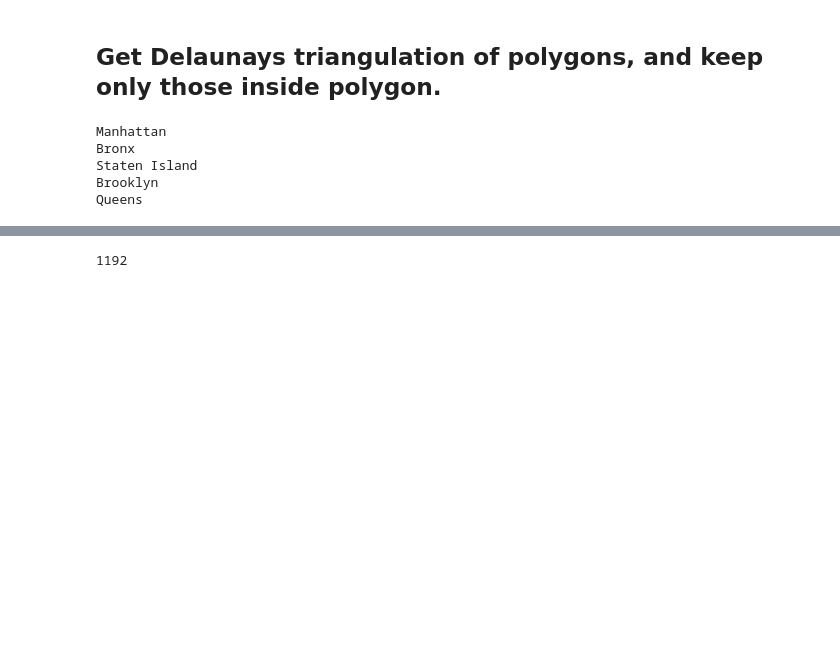
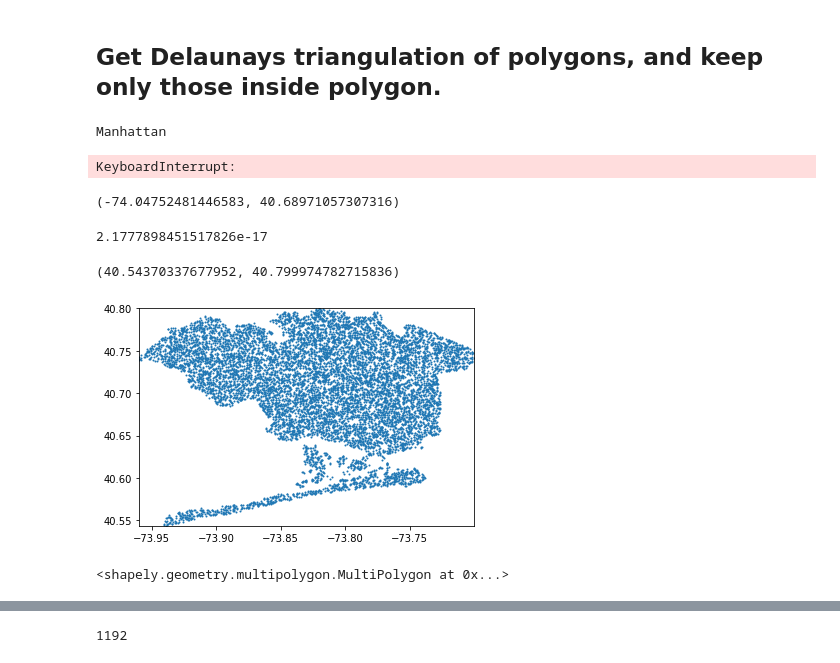
Before and after one commit to pmandiola/nycpulsewall, a Jupyter notebook: Testing Tweepy.ipynb, the cells around one changed output, grey strips where cells are left out. Saved outputs shown, nothing was run; the diff lists cells and outputs as text; code cells hidden in the pictures; blank space fills up the shorter version.

Commit message:
fix randomization

```diff
--- a/Testing Tweepy.ipynb
+++ b/Testing Tweepy.ipynb
@@ -250,22 +251,45 @@ for d in data['features']:
     areas = []
     transforms = []
     for t in triangulate(d['geometry']):
-        if t.within(d['geometry']):
+        if d['geometry'].contains(t):
             areas.append(t.area)
             (x0, y0), (x1, y1), (x2, y2), _ = t.exterior.coords
-            transforms.append([x1 - x0, x2 - x0, y2 - y0, y1 - y0, x0, y0])
+            transforms.append([x1 - x0, x2 - x0, y1 - y0, y2 - y0, x0, y0])
     d['areas'] = areas
     d['transforms'] = transforms
     print(d['properties']['boro_name'])
 # %% [output]
 Manhattan
-Bronx
-Staten Island
-Brooklyn
-Queens
+KeyboardInterrupt:
 # %%
 for d in data['features']:
     d['geometry'] = mapping(d['geometry'])
 # %%
 with open('nyc-borough-processed.geojson', 'w') as outfile:
     json.dump(data, outfile)
+# %%
+with open('nyc-borough-processed.geojson') as json_file:
+    data = json.load(json_file)
+# %%
+point = random_point_in_polygon(data['features'][0]['transforms'][:1], data['features'][0]['areas'][:1])
+point.coords[0]
+# %% [output]
+(-74.04752481446583, 40.68971057307316)
+# %%
+points = [random_point_in_polygon(data['features'][4]['transforms'], data['features'][4]['areas']).coords[0] for _ in range(0,10000)]
+# %%
+x,y = zip(*points)
+# %%
+min(data['features'][4]['areas'])
+# %% [output]
+2.1777898451517826e-17
+# %%
+import matplotlib.pyplot as plt
+%matplotlib inline
+
+plt.scatter(x,y, s=1)
+plt.xlim(min(x),max(x))
+plt.ylim(min(y),max(y))
+# %% [output]
+(40.54370337677952, 40.799974782715836)
+[figure, added]
@@ -271,0 +298,4 @@ with open('nyc-borough-processed.geojson', 'w') as outfile:
+# %%
+boro
+# %% [output]
+<shapely.geometry.multipolygon.MultiPolygon at 0x...>
```
Also changed, not shown: parts of 3 cells of this notebook, 2 other files.
